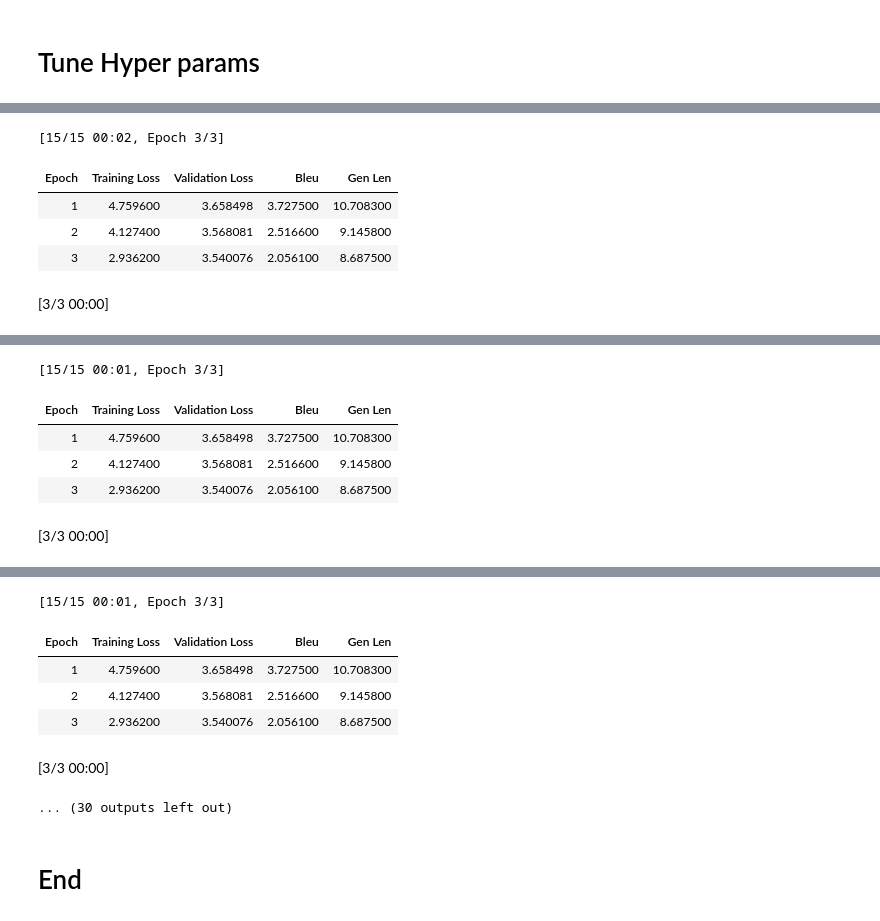
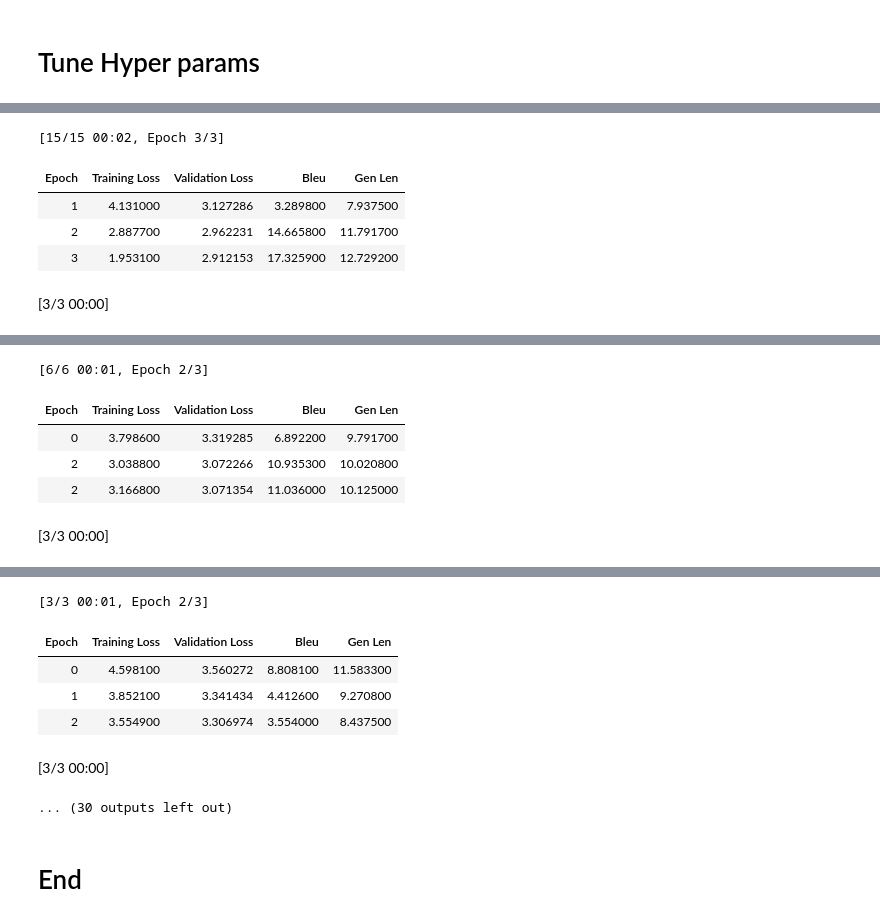
Before and after one commit to mdmmn378/spell-magic, a Jupyter notebook: notebooks/3. tune-hyper-params.ipynb, the cells around one changed output, grey strips where cells are left out. Saved outputs shown, nothing was run; the diff lists cells and outputs as text; code cells hidden in the pictures.

```diff
--- a/notebooks/3. tune-hyper-params.ipynb
+++ b/notebooks/3. tune-hyper-params.ipynb
@@ -96,19 +96,19 @@ def objective(trial):
         f"./results/hparams_tuner_{time.time()}",
         evaluation_strategy="epoch",
         learning_rate=learning_rate,
-        per_device_train_batch_size=BATCH_SIZE,
-        per_device_eval_batch_size=BATCH_SIZE,
+        per_device_train_batch_size=per_device_train_batch_size,
+        per_device_eval_batch_size=per_device_train_batch_size,
         weight_decay=0.01,
         # save_total_limit=3,
         # save_strategy="epoch",
-        num_train_epochs=EPOCHS,
+        num_train_epochs=epoch,
         predict_with_generate=True,
         fp16=False,
         logging_steps=1,
         push_to_hub=False,
         # load_best_model_at_end=True,
         logging_strategy="steps",
-        gradient_accumulation_steps=ACCUMULATION_STEPS,
+        gradient_accumulation_steps=accumulation_steps,
         report_to=[],
         metric_for_best_model="eval_loss",
         greater_is_better=False,
@@ -148,7 +148,7 @@ for key, value in trial_.params.items():
 You're using a T5TokenizerFast tokenizer. Please note that with a fast tokenizer, using the `__call__` method is faster than using a method to encode the text followed by a call to the `pad` method to ...
 [15/15 00:02, Epoch 3/3]
 | Epoch | Training Loss | Validation Loss | Bleu | Gen Len |
-| 1 | 4.759600 | 3.658498 | 3.727500 | 10.708300 |
-| 2 | 4.127400 | 3.568081 | 2.516600 | 9.145800 |
-| 3 | 2.936200 | 3.540076 | 2.056100 | 8.687500 |
+| 1 | 4.131000 | 3.127286 | 3.289800 | 7.937500 |
+| 2 | 2.887700 | 2.962231 | 14.665800 | 11.791700 |
+| 3 | 1.953100 | 2.912153 | 17.325900 | 12.729200 |
 [3/3 00:00]
@@ -156,6 +156,6 @@ You're using a T5TokenizerFast tokenizer. Please note that with a fast tokenizer
-[15/15 00:01, Epoch 3/3]
+[6/6 00:01, Epoch 2/3]
 | Epoch | Training Loss | Validation Loss | Bleu | Gen Len |
-| 1 | 4.759600 | 3.658498 | 3.727500 | 10.708300 |
-| 2 | 4.127400 | 3.568081 | 2.516600 | 9.145800 |
-| 3 | 2.936200 | 3.540076 | 2.056100 | 8.687500 |
+| 0 | 3.798600 | 3.319285 | 6.892200 | 9.791700 |
+| 2 | 3.038800 | 3.072266 | 10.935300 | 10.020800 |
+| 2 | 3.166800 | 3.071354 | 11.036000 | 10.125000 |
 [3/3 00:00]
@@ -163,8 +163,8 @@ You're using a T5TokenizerFast tokenizer. Please note that with a fast tokenizer
-[15/15 00:01, Epoch 3/3]
+[3/3 00:01, Epoch 2/3]
 | Epoch | Training Loss | Validation Loss | Bleu | Gen Len |
-| 1 | 4.759600 | 3.658498 | 3.727500 | 10.708300 |
-| 2 | 4.127400 | 3.568081 | 2.516600 | 9.145800 |
-| 3 | 2.936200 | 3.540076 | 2.056100 | 8.687500 |
+| 0 | 4.598100 | 3.560272 | 8.808100 | 11.583300 |
+| 1 | 3.852100 | 3.341434 | 4.412600 | 9.270800 |
+| 2 | 3.554900 | 3.306974 | 3.554000 | 8.437500 |
 [3/3 00:00]
 ... (30 outputs left out)
 # %% [markdown]
```
Also changed, not shown: parts of 1 cell of this notebook, 1 other file.
